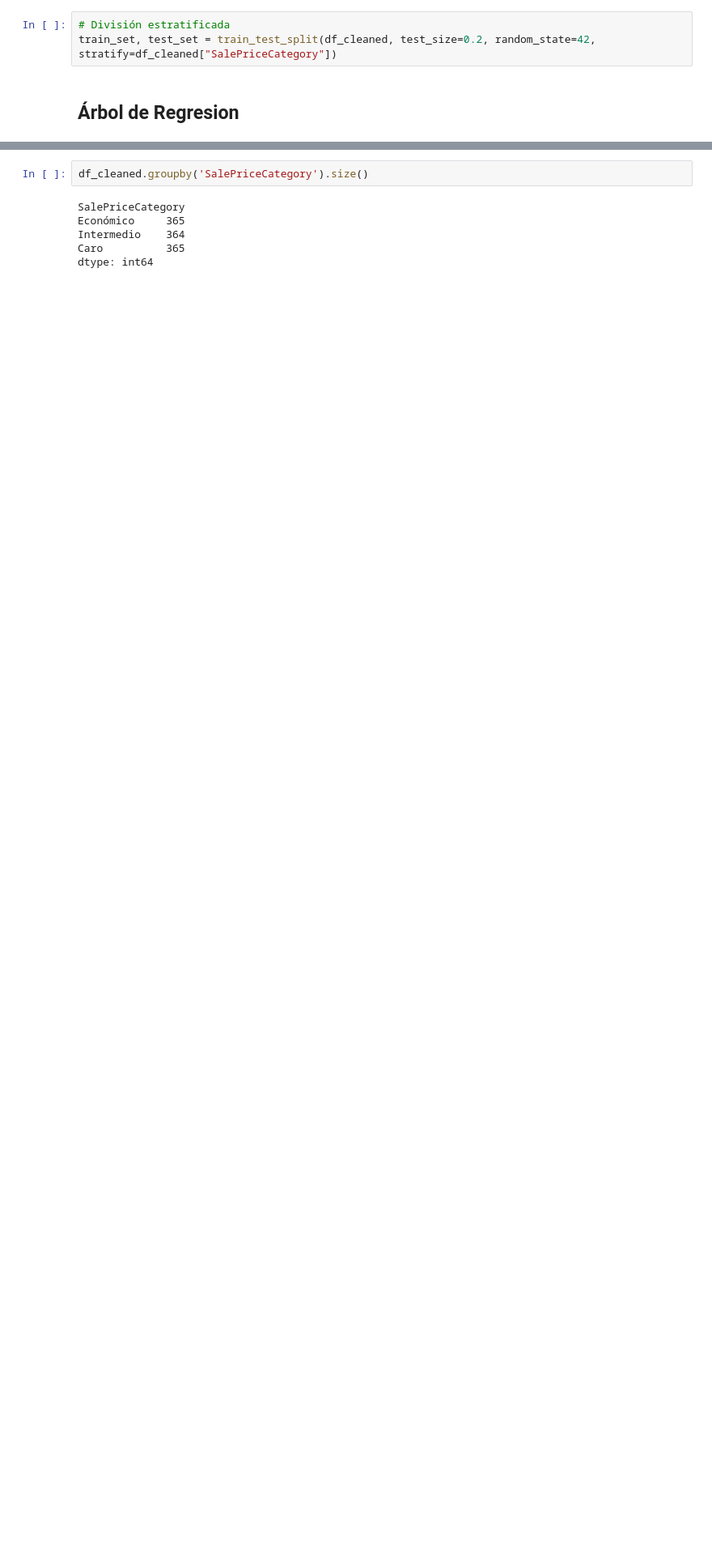
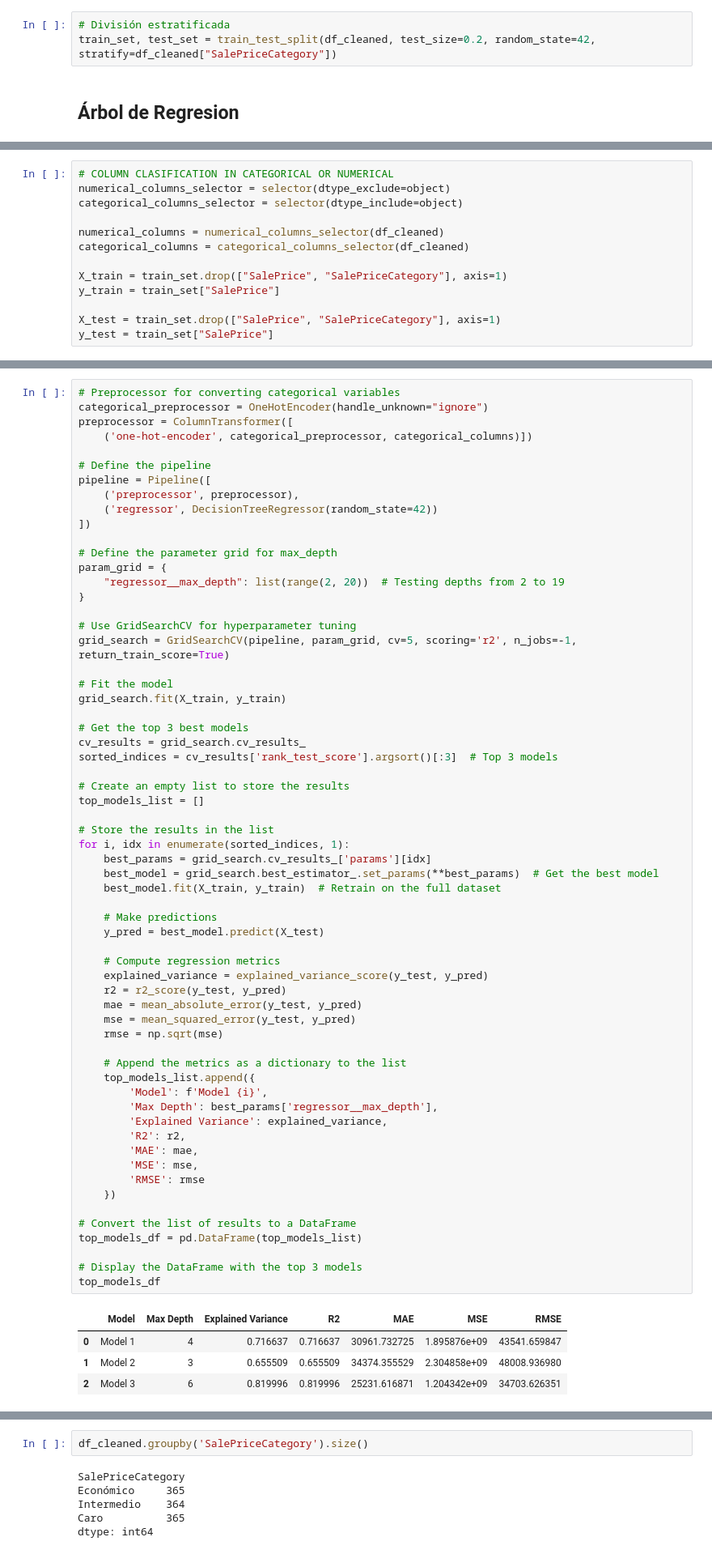
Before and after one commit to DanielRasho/MD-Proyecto2, a Jupyter notebook: decisionTreeReport.ipynb, the cells around one changed output, grey strips where cells are left out. Shown: that part at 81% size. Cells and saved outputs as stored; diff of their text form; blank space fills up the shorter version.

Commit message:
feat: add regression tree report

```diff
--- a/decisionTreeReport.ipynb
+++ b/decisionTreeReport.ipynb
@@ -227,0 +233,13 @@ train_set, test_set = train_test_split(df_cleaned, test_size=0.2, random_state=4
+# %%
+# COLUMN CLASIFICATION IN CATEGORICAL OR NUMERICAL
+numerical_columns_selector = selector(dtype_exclude=object)
+categorical_columns_selector = selector(dtype_include=object)
+
+numerical_columns = numerical_columns_selector(df_cleaned)
+categorical_columns = categorical_columns_selector(df_cleaned)
+
+X_train = train_set.drop(["SalePrice", "SalePriceCategory"], axis=1)
+y_train = train_set["SalePrice"]
+
+X_test = train_set.drop(["SalePrice", "SalePriceCategory"], axis=1)
+y_test = train_set["SalePrice"]
@@ -227,0 +248,67 @@ train_set, test_set = train_test_split(df_cleaned, test_size=0.2, random_state=4
+# %%
+# Preprocessor for converting categorical variables
+categorical_preprocessor = OneHotEncoder(handle_unknown="ignore")
+preprocessor = ColumnTransformer([
+    ('one-hot-encoder', categorical_preprocessor, categorical_columns)])
+
+# Define the pipeline
+pipeline = Pipeline([
+    ('preprocessor', preprocessor),
+    ('regressor', DecisionTreeRegressor(random_state=42))
+])
+
+# Define the parameter grid for max_depth
+param_grid = {
+    "regressor__max_depth": list(range(2, 20))  # Testing depths from 2 to 19
+}
+
+# Use GridSearchCV for hyperparameter tuning
+grid_search = GridSearchCV(pipeline, param_grid, cv=5, scoring='r2', n_jobs=-1, return_train_score=True)
+
+# Fit the model
+grid_search.fit(X_train, y_train)
+
+# Get the top 3 best models
+cv_results = grid_search.cv_results_
+sorted_indices = cv_results['rank_test_score'].argsort()[:3]  # Top 3 models
+
+# Create an empty list to store the results
+top_models_list = []
+
+# Store the results in the list
+for i, idx in enumerate(sorted_indices, 1):
+    best_params = grid_search.cv_results_['params'][idx]
+    best_model = grid_search.best_estimator_.set_params(**best_params)  # Get the best model
+    best_model.fit(X_train, y_train)  # Retrain on the full dataset
+
+    # Make predictions
+    y_pred = best_model.predict(X_test)
+
+    # Compute regression metrics
+    explained_variance = explained_variance_score(y_test, y_pred)
+    r2 = r2_score(y_test, y_pred)
+    mae = mean_absolute_error(y_test, y_pred)
+    mse = mean_squared_error(y_test, y_pred)
+    rmse = np.sqrt(mse)
+
+    # Append the metrics as a dictionary to the list
+    top_models_list.append({
+        'Model': f'Model {i}',
+        'Max Depth': best_params['regressor__max_depth'],
+        'Explained Variance': explained_variance,
+        'R2': r2,
+        'MAE': mae,
+        'MSE': mse,
+        'RMSE': rmse
+    })
+
+# Convert the list of results to a DataFrame
+top_models_df = pd.DataFrame(top_models_list)
+
+# Display the DataFrame with the top 3 models
+top_models_df
+# %% [output]
+|  | Model | Max Depth | Explained Variance | R2 | MAE | MSE | RMSE |
+| 0 | Model 1 | 4 | 0.716637 | 0.716637 | 30961.732725 | 1.895876e+09 | 43541.659847 |
+| 1 | Model 2 | 3 | 0.655509 | 0.655509 | 34374.355529 | 2.304858e+09 | 48008.936980 |
+| 2 | Model 3 | 6 | 0.819996 | 0.819996 | 25231.616871 | 1.204342e+09 | 34703.626351 |
```
Also changed, not shown: parts of 12 cells of this notebook.
